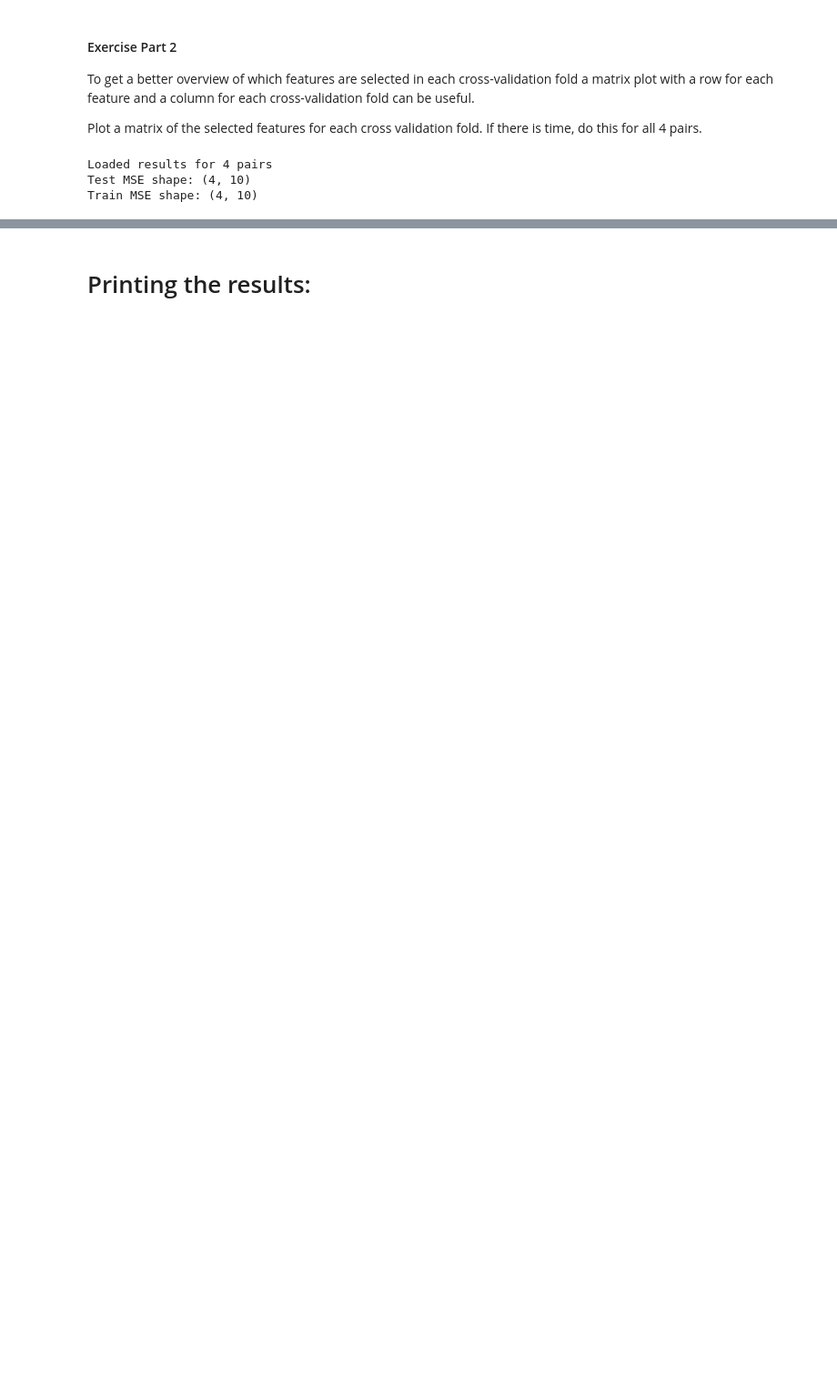
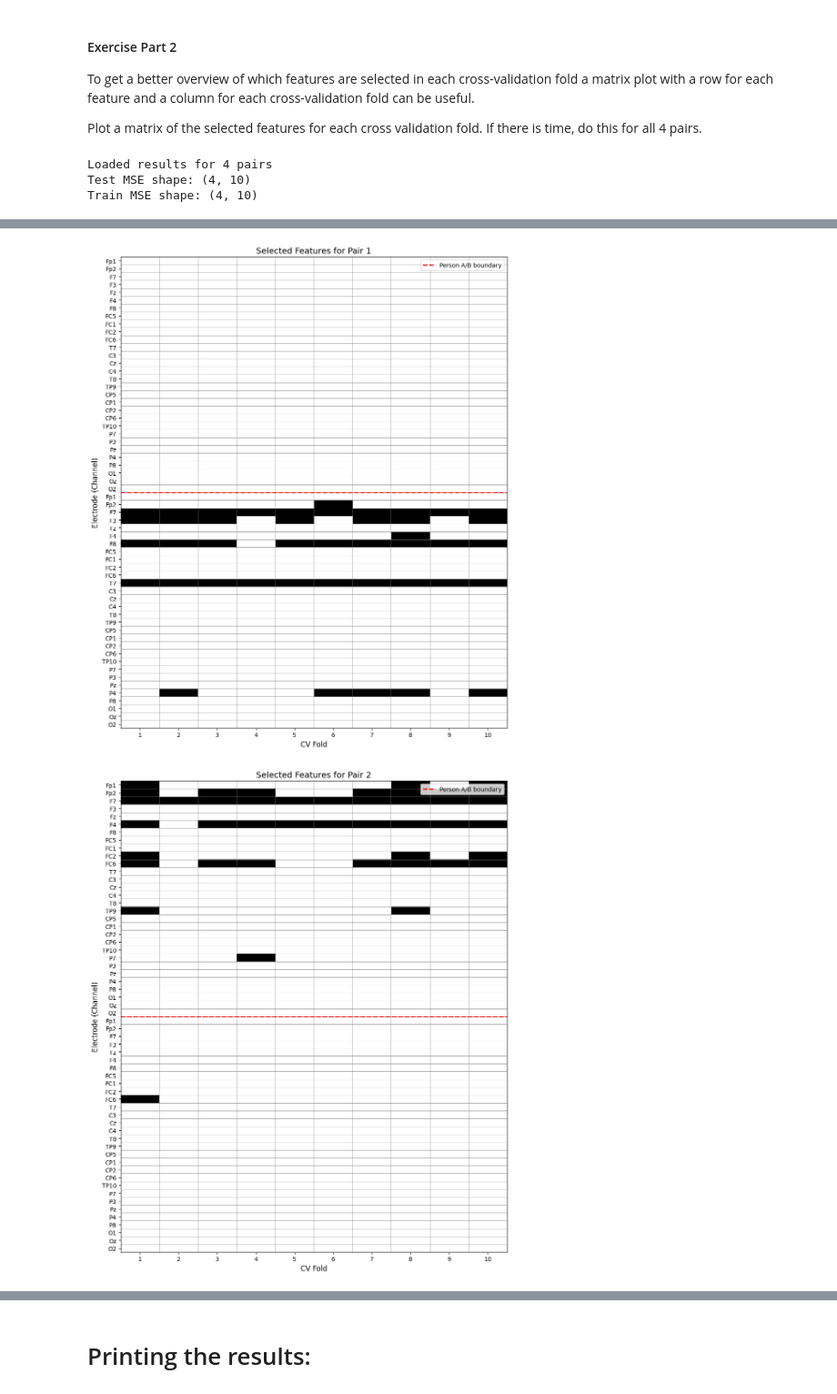
Before and after one commit to HrStamm/Projekt-2---HumanCognition, a Jupyter notebook: logistic_regression_classification_2025_weeks8&9.ipynb, the cells around one changed output, grey strips where cells are left out. Shown at 91% size. Saved outputs shown, nothing was run; the diff lists cells and outputs as text; code cells hidden in the pictures; blank space fills up the shorter version.

```diff
--- a/logistic_regression_classification_2025_weeks8&9.ipynb
+++ b/logistic_regression_classification_2025_weeks8&9.ipynb
@@ -232,0 +213,41 @@ for p in range(len(sfs_features)):
+# %%
+# Electrode names for Person A and Person B
+electrode_names = ['Fp1', 'Fp2', 'F7', 'F3', 'Fz', 'F4', 'F8', 'FC5', 'FC1', 'FC2',
+                   'FC6', 'T7', 'C3', 'Cz', 'C4', 'T8', 'TP9', 'CP5', 'CP1', 'CP2',
+                   'CP6', 'TP10', 'P7', 'P3', 'Pz', 'P4', 'P8', 'O1', 'Oz', 'O2']
+y_labels = electrode_names + electrode_names  # Repeat for Person B
+
+# Plot selected features for each pair
+for p in range(len(sfs_features)):
+    feature_matrix = np.array(sfs_features[p]).astype(int)
+
+    fig, ax = plt.subplots(figsize=(10, 12))
+
+    # Create the image
+    ax.imshow(feature_matrix.T, cmap='binary', aspect='auto', interpolation='nearest')
+
+    # Add grid lines between cells
+    ax.set_xticks(np.arange(K) - 0.5, minor=True)
+    ax.set_yticks(np.arange(60) - 0.5, minor=True)
+    ax.grid(which="minor", color="gray", linestyle='-', linewidth=0.5)
+    ax.tick_params(which="minor", size=0)
+
+    # Set major ticks
+    ax.set_xticks(range(K))
+    ax.set_xticklabels(range(1, K+1))
+    ax.set_yticks(range(60))
+    ax.set_yticklabels(y_labels)
+
+    ax.set_xlabel('CV Fold', fontsize=12)
+    ax.set_ylabel('Electrode (Channel)', fontsize=12)
+    ax.set_title(f'Selected Features for Pair {p+1}', fontsize=14)
+
+    # Add horizontal line to separate Person A (1-30) and Person B (31-60)
+    ax.axhline(y=29.5, color='red', linewidth=2, linestyle='--', label='Person A/B boundary')
+    ax.legend()
+
+    plt.tight_layout()
+    plt.show()
+# %% [output]
+[figure, added]
+[figure, added]
```
Also changed, not shown: parts of 11 cells of this notebook.
